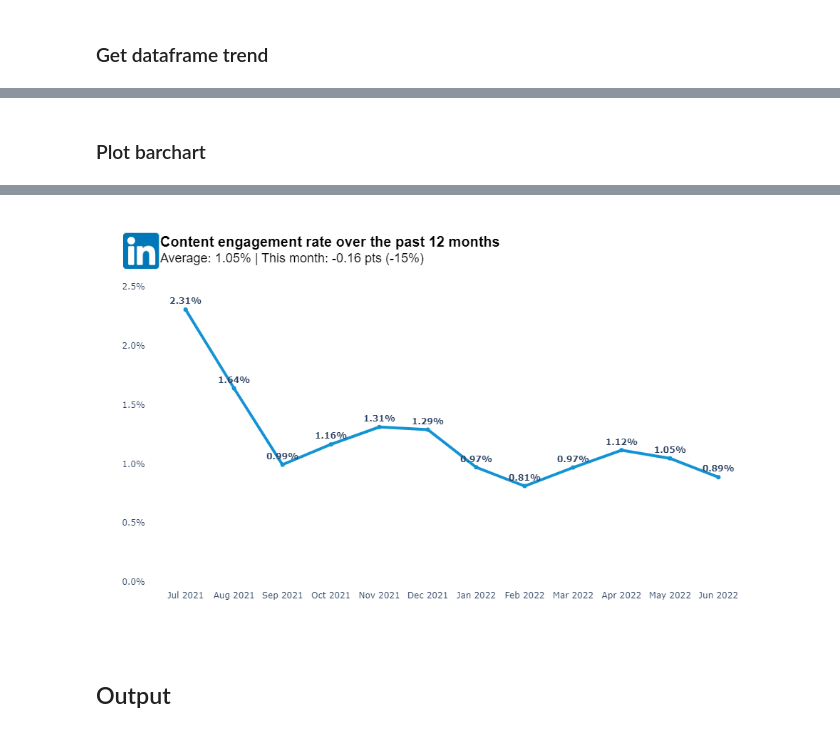
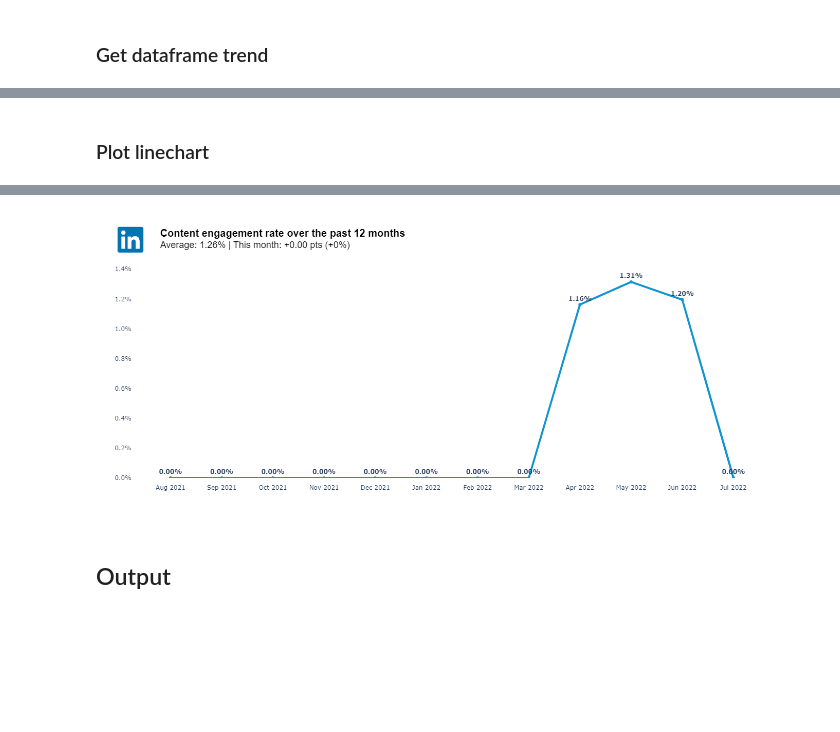
Before and after one commit to jupyter-naas/naas-content-engine, a Jupyter notebook: LinkedIn/LinkedIn_Follow_profile_content_engagement_rate_monthly.ipynb, the cells around one changed output, grey strips where cells are left out. Saved outputs shown, nothing was run; the diff lists cells and outputs as text; code cells hidden in the pictures; blank space fills up the shorter version.

Commit message:
fix: engagement rate

```diff
--- a/LinkedIn/LinkedIn_Follow_profile_content_engagement_rate_monthly.ipynb
+++ b/LinkedIn/LinkedIn_Follow_profile_content_engagement_rate_monthly.ipynb
@@ -72,21 +72,28 @@ def get_trend(df_init,
     df["VIEWS"] = df["VIEWS"].astype(int)
     df[col_date] = pd.to_datetime(df[col_date].str[:-6]).dt.strftime(PERIOD)
     df = df.groupby(col_date, as_index=False).agg({"ENGAGEMENTS": agg_value, "VIEWS": agg_value})
-    df[col_value] = df["ENGAGEMENTS"].astype(int) / df["VIEWS"].astype(int)
 
     # Rename column
     to_rename = {
-        col_date: "DATE",
-        col_value: "VALUE"
+        col_date: "DATE_ISO",
     }
     df = df.rename(columns=to_rename)
 
-    # Add last month in not in dataframe
-    if df.loc[df.index[-1], "DATE"] != datetime.now().strftime(PERIOD):
-        tmp_df = df[-1:].reset_index(drop=True)
-        tmp_df.loc[0, "DATE"] = datetime.now().strftime(PERIOD)
-        tmp_df.loc[0, "VALUE"] = 0
-        df = pd.concat([df, tmp_df]).reset_index(drop=True)
+    # Reindex value
+    d = datetime.now().date()
+    d2 = df.loc[df.index[0], "DATE_ISO"]
+    idx = pd.date_range(d2, d, freq = "D")
+    df.set_index("DATE_ISO", drop=True, inplace=True)
+    df.index = pd.DatetimeIndex(df.index)
+    df = df.reindex(idx, fill_value=0)
+    df["DATE_ISO"] = pd.DatetimeIndex(df.index)
+
+    # Groupby month
+    df["DATE"] = pd.to_datetime(df["DATE_ISO"], format=DATE_FORMAT).dt.strftime(PERIOD)
+    # Plotly: Date display
+    df["DATE_D"] = pd.to_datetime(df["DATE_ISO"], format=DATE_FORMAT).dt.strftime(PERIOD_D)
+    df = df.groupby(["DATE", "DATE_D"], as_index=False).agg({"ENGAGEMENTS": agg_value, "VIEWS": agg_value})
+    df["VALUE"] = df["ENGAGEMENTS"].astype(int) / df["VIEWS"].astype(int)
 
     # Calc variation
     for index, row in df.iterrows():
@@ -95,7 +102,6 @@ def get_trend(df_init,
             n_1 = df.loc[df.index[index-1], "VALUE"]
             df.loc[df.index[index], "VALUE_COMP"] = n_1
             df.loc[df.index[index], "VARV"] = n - n_1
-            df.loc[df.index[index], "VARP"] = 0
             if n_1 > 0:
                 df.loc[df.index[index], "VARP"] = (n - n_1) / abs(n_1)
     df = df.fillna(0)
@@ -141,7 +147,7 @@ df_actual#.tail(5)
 # %% [markdown]
-### Plot barchart
+### Plot linechart
 # %%
-def create_barchart(df,
+def create_linechart(df,
                     label="DATE_D",
                     value="VALUE",
                     value_d="VALUE_D",
@@ -213,4 +218,4 @@ fig = create_barchart(df_actual)
-[figure, old version]
+[figure, new version]
 # %% [markdown]
 ## Output
 # %% [markdown]
```
Also changed, not shown: parts of 5 cells of this notebook.
